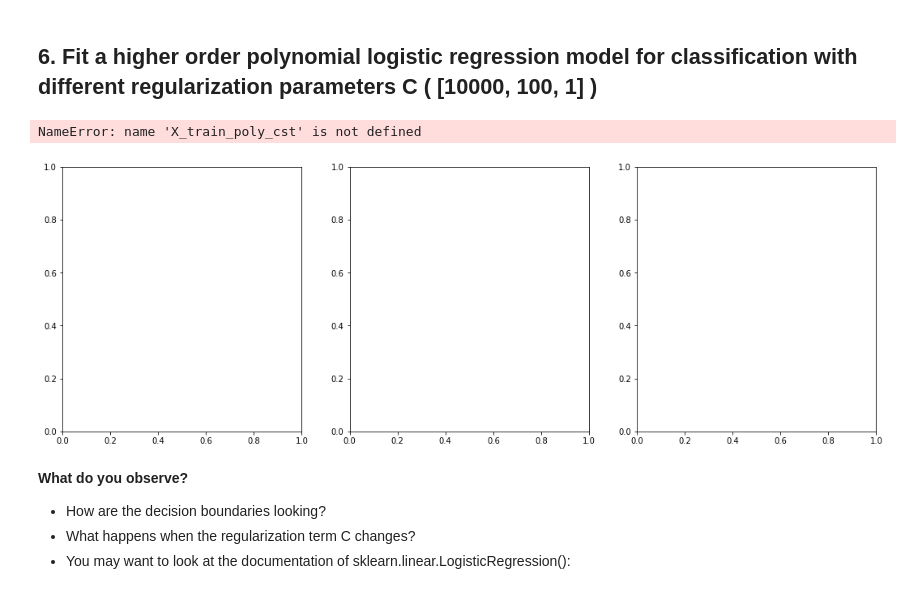
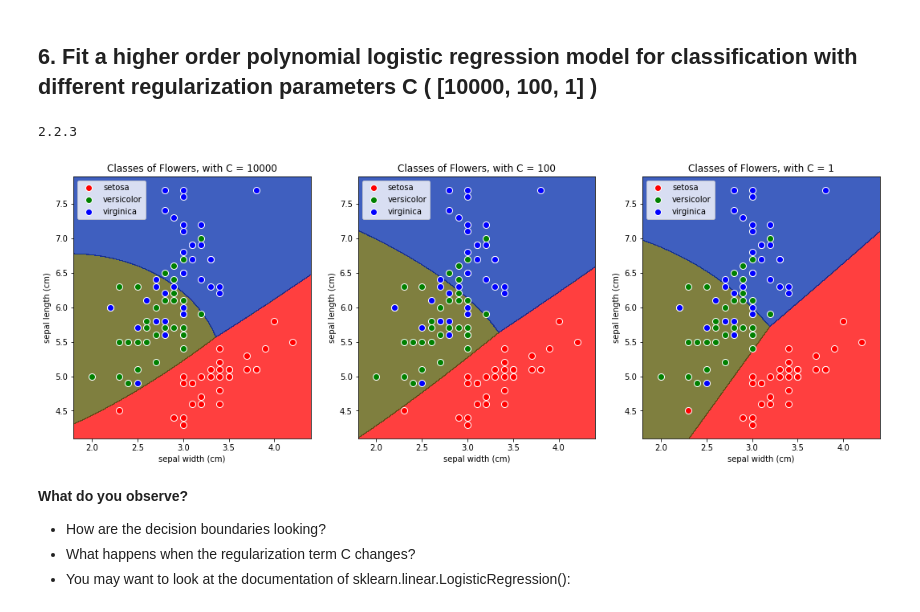
Before and after one commit to chksi/2019-CS109A, a Jupyter notebook: content/sections/section5/notebook/cs109a_section_5.ipynb, the cells around one changed output. Drawn from its saved outputs; the diff is of its cells as text; code cells hidden in the pictures.

```diff
--- a/content/sections/section5/notebook/cs109a_section_5.ipynb
+++ b/content/sections/section5/notebook/cs109a_section_5.ipynb
@@ -633,36 +654,41 @@ $$\hat{p}= \dfrac{1}{1+e^{-(w_0 *1 + w_1 *x_1 +  w_2* x_2 + w_3 *x_1^2 +  w_4* x
 Now solving for $p=0.5$ results in an equation also dependent on $x_1^2$ and $x_2^2$: thus we observe **non-linear decision boundaries.**
 # %% [markdown]
 ## 6. Fit a higher order polynomial logistic regression model for classification with different regularization parameters C ( [10000, 100, 1] )
+# %%
+import matplotlib as mpl
+print(mpl.__version__)
+# %% [output]
+2.2.3
 # %%
 f, ax = plt.subplots(1, 3, figsize=(6*3, 6))
 
 model_logistics =[]
 model_logistics_test_accs_scores =[]
 model_logistics_train_accs_scores =[]
 
 for test, C in enumerate([10000, 100, 1]):
     model_logistics.append(LogisticRegression(C=C).fit(X_train_poly_cst, y_train))
 
     y_pred_train = model_logistics[test].predict(X_train_poly_cst)
     y_pred_test = model_logistics[test].predict(X_test_poly_cst)
     model_logistics_train_accs_scores.append(accuracy_score(y_train, y_pred_train)*100)
     model_logistics_test_accs_scores.append(accuracy_score(y_test, y_pred_test)*100)
 
     Z = model_logistics[test].predict(X_mesh_poly)
     Z = Z.reshape(xx_1.shape)
 
-    ax[test].contourf(xx_1, xx_2, Z, alpha=0.5, colors=colors, levels=2)
+    ax[test].contourf(xx_1, xx_2, Z, alpha=0.5, colors=colors) #, levels=2)
+    ax[test].contourf(xx_1, xx_2, Z, alpha=0.5, colors=colors, levels=[-1,0,1,2,3])
     plot_points(ax[test])
 
     ax[test].legend(loc='upper left', ncol=1)
     ax[test].set_title('Classes of Flowers, with C = '+ str(C))
     ax[test].set_ylabel('sepal length (cm)')
     ax[test].set_xlabel('sepal width (cm)')
 
 plt.show()
 # %% [output]
-NameError: name 'X_train_poly_cst' is not defined
-[figure, old version]
+[figure, new version]
 # %% [markdown]
 **What do you observe?**
  - How are the decision boundaries looking?
```
Also changed, not shown: parts of 12 cells of this notebook, 1 other file.
